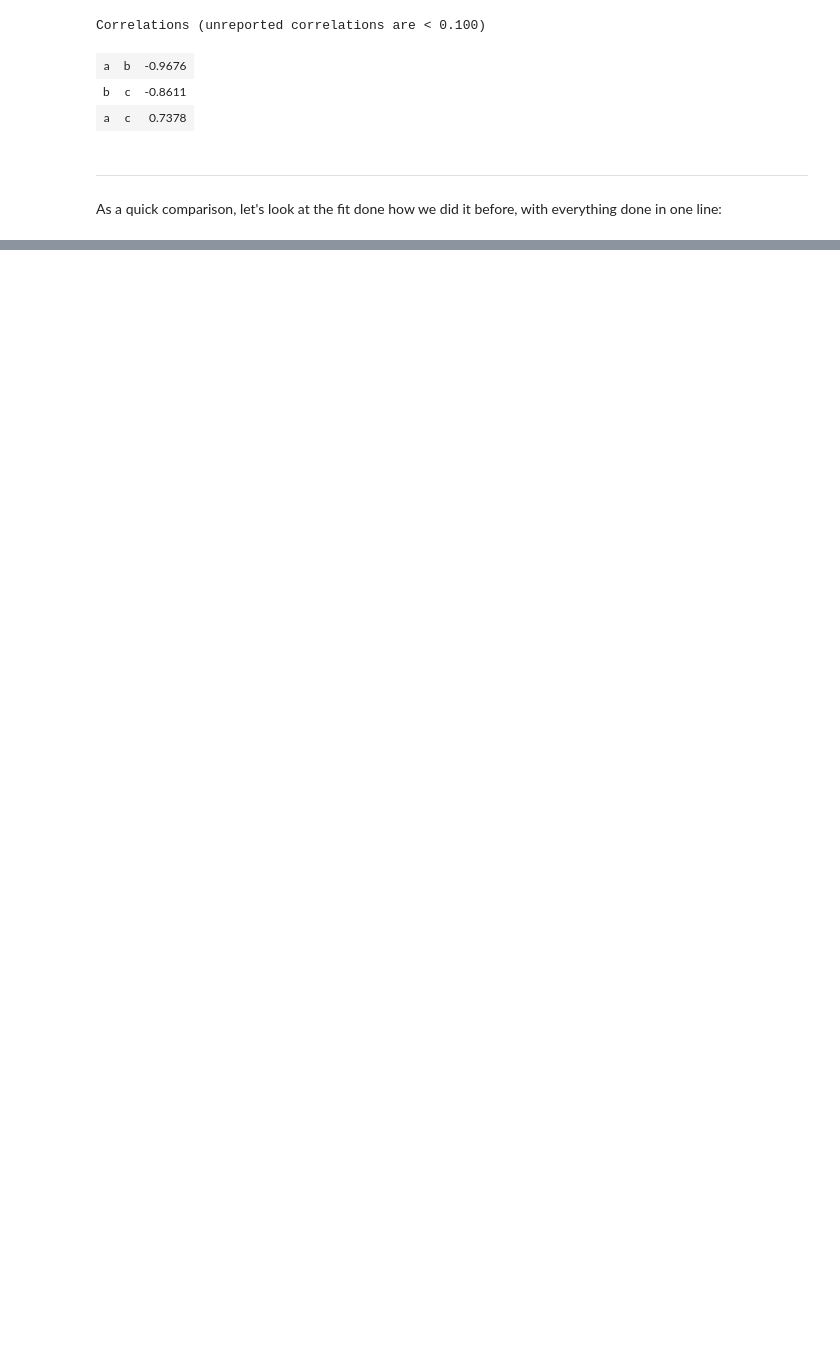
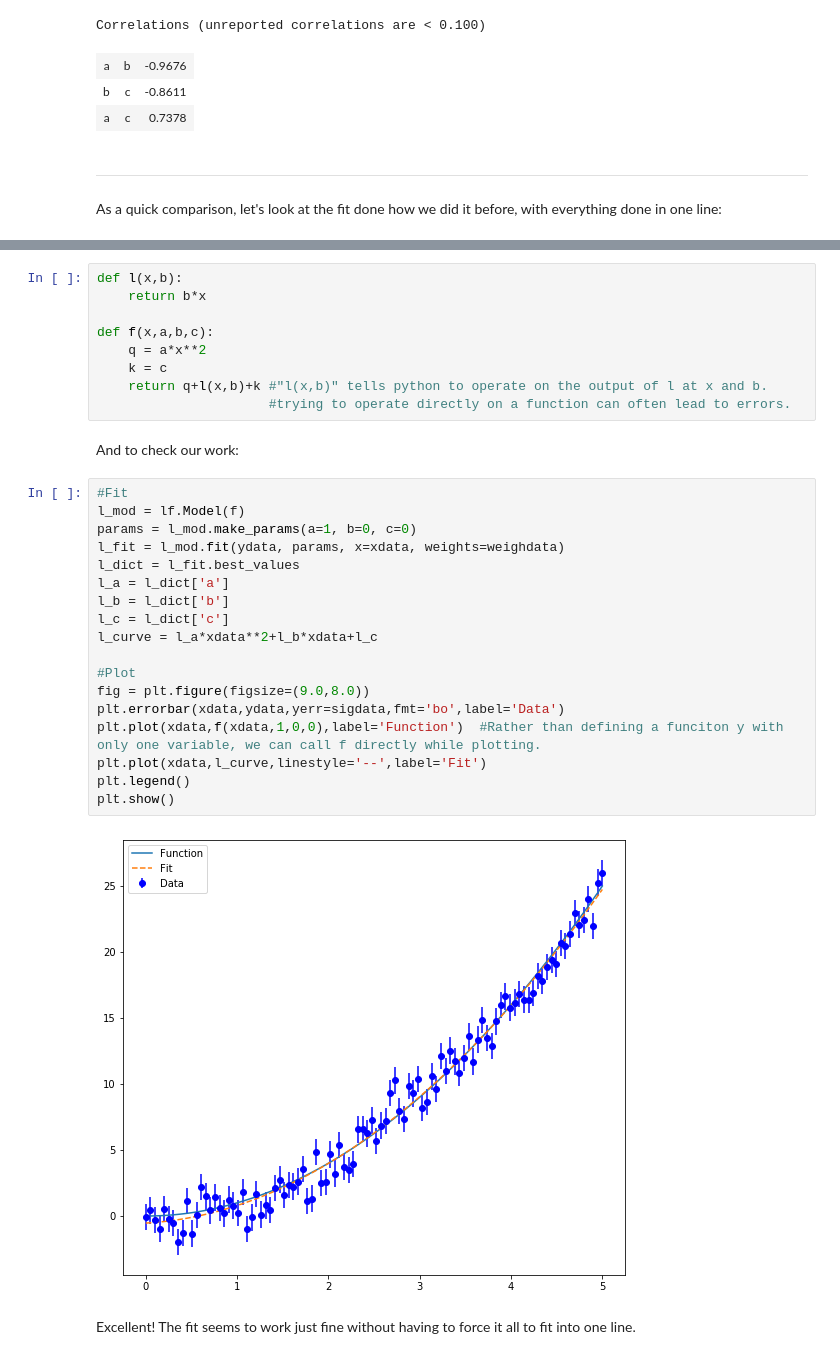
Before and after one commit to villano-lab/python-fitting-tutorials, a Jupyter notebook: S1_Referencing_Functions.ipynb, the cells around one changed output, grey strips where cells are left out. Cells and saved outputs as stored; diff of their text form; blank space fills up the shorter version.

```diff
--- a/S1_Referencing_Functions.ipynb
+++ b/S1_Referencing_Functions.ipynb
@@ -153,0 +173,33 @@ It seems that splitting up our function should, as we expected, have no effect o
+# %%
+def l(x,b):
+    return b*x
+
+def f(x,a,b,c):
+    q = a*x**2
+    k = c
+    return q+l(x,b)+k #"l(x,b)" tells python to operate on the output of l at x and b.
+                      #trying to operate directly on a function can often lead to errors.
+# %% [markdown]
+And to check our work:
+# %%
+#Fit
+l_mod = lf.Model(f)
+params = l_mod.make_params(a=1, b=0, c=0)
+l_fit = l_mod.fit(ydata, params, x=xdata, weights=weighdata)
+l_dict = l_fit.best_values
+l_a = l_dict['a']
+l_b = l_dict['b']
+l_c = l_dict['c']
+l_curve = l_a*xdata**2+l_b*xdata+l_c
+
+#Plot
+fig = plt.figure(figsize=(9.0,8.0))
+plt.errorbar(xdata,ydata,yerr=sigdata,fmt='bo',label='Data')
+plt.plot(xdata,f(xdata,1,0,0),label='Function')  #Rather than defining a funciton y with only one variable, we can call f directly while plotting.
+plt.plot(xdata,l_curve,linestyle='--',label='Fit')
+plt.legend()
+plt.show()
+# %% [output]
+[figure, added]
+# %% [markdown]
+Excellent! The fit seems to work just fine without having to force it all to fit into one line.
```
Also changed, not shown: parts of 7 cells of this notebook.
